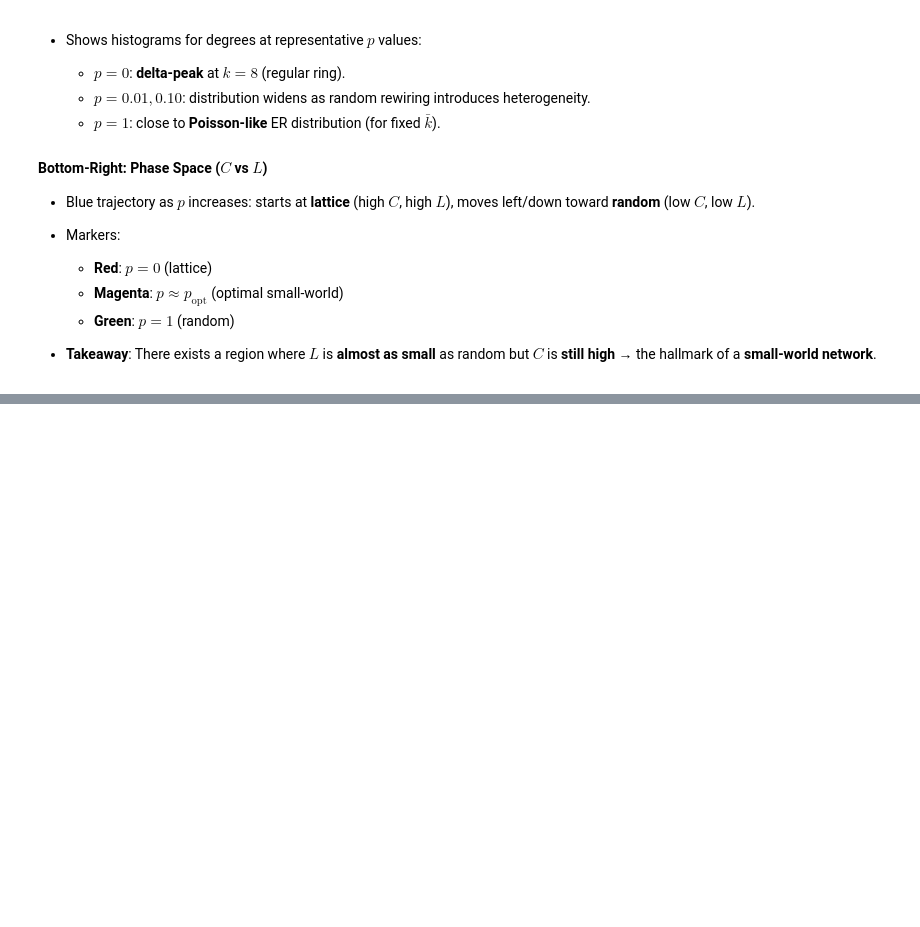
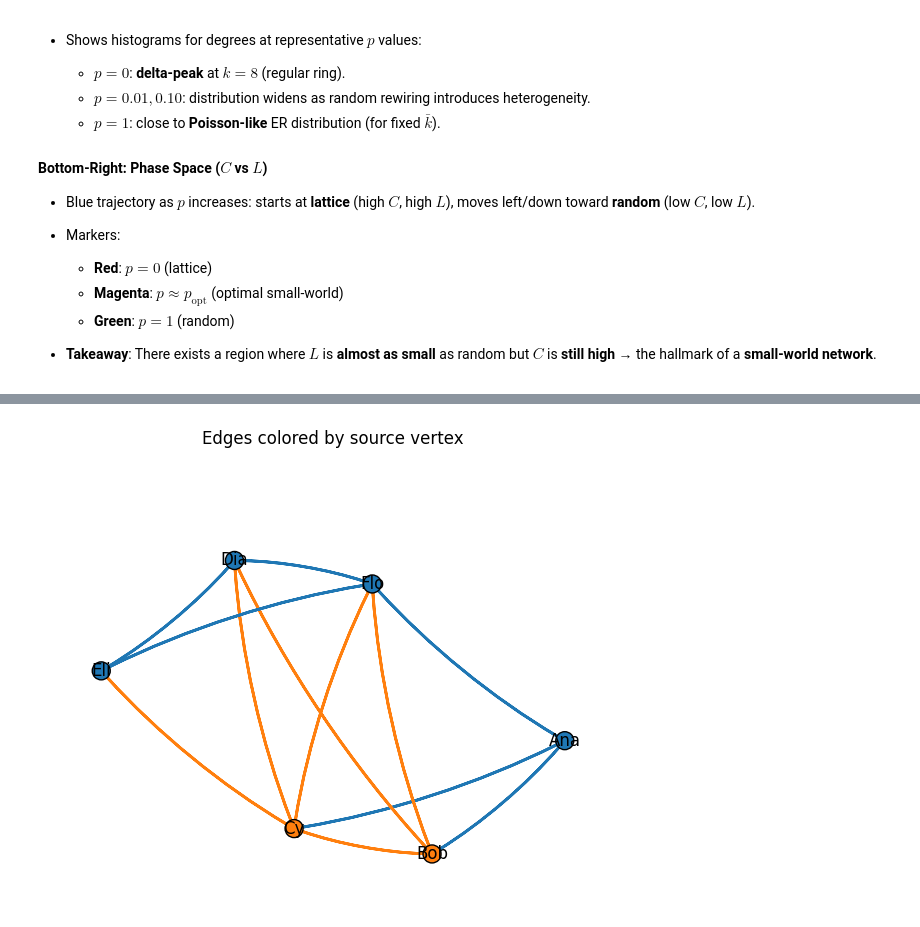
Before and after one commit to emanueleiacca/Data-Science-From-Scratch, a Jupyter notebook: DATA-DRIVEN MODELING OF COMPLEX SYSTEMS/Practical/igraphs_tutorial.ipynb, the cells around one changed output, grey strips where cells are left out. Saved outputs shown, nothing was run; the diff lists cells and outputs as text; code cells hidden in the pictures; blank space fills up the shorter version.

```diff
--- a/DATA-DRIVEN MODELING OF COMPLEX SYSTEMS/Practical/igraphs_tutorial.ipynb
+++ b/DATA-DRIVEN MODELING OF COMPLEX SYSTEMS/Practical/igraphs_tutorial.ipynb
@@ -1513,0 +1746,37 @@ This is a **four‑panel** summary for the Watts–Strogatz model (WS) with $n=3
+# %%
+# ─────────────────────────────────────────────────────────────────────────────
+# B.3) EDGE COLOR FROM SOURCE VERTEX COLOR
+# ─────────────────────────────────────────────────────────────────────────────
+import matplotlib.pyplot as plt
+
+assert 'G' in globals(), "This cell expects your CSV graph `G`."
+
+# Use existing vertex colors if set; otherwise, derive from a categorical attr
+if 'color' in G.vs.attributes():
+    vcolor = G.vs['color']
+else:
+    base_attr = 'gender' if 'gender' in G.vs.attributes() else None
+    if base_attr is None:
+        G.vs['gender'] = ['f' if i % 2 == 0 else 'm' for i in range(G.vcount())]
+        base_attr = 'gender'
+    cats = sorted({c for c in G.vs[base_attr]})
+    palette = ['#1f77b4', '#ff7f0e', '#2ca02c', '#9467bd']
+    cmap = {c: palette[i % len(palette)] for i, c in enumerate(cats)}
+    vcolor = [cmap[c] for c in G.vs[base_attr]]
+
+# Color each edge by its source vertex color
+edge_starts = [e.tuple[0] for e in G.es]
+edge_color  = [vcolor[s] for s in edge_starts]
+
+fig, ax = plt.subplots(figsize=(6, 5))
+lay = G.layout('fr')
+ig.plot(
+    G, target=ax, layout=lay,
+    vertex_size=18, vertex_color=vcolor, vertex_label=G.vs['name'],
+    edge_color=edge_color, edge_curved=0.1, margin=30
+)
+ax.set_title("Edges colored by source vertex")
+plt.tight_layout()
+plt.show()
+# %% [output]
+[figure, added]
```
Also changed, not shown: parts of 14 cells of this notebook, 2 other files.
